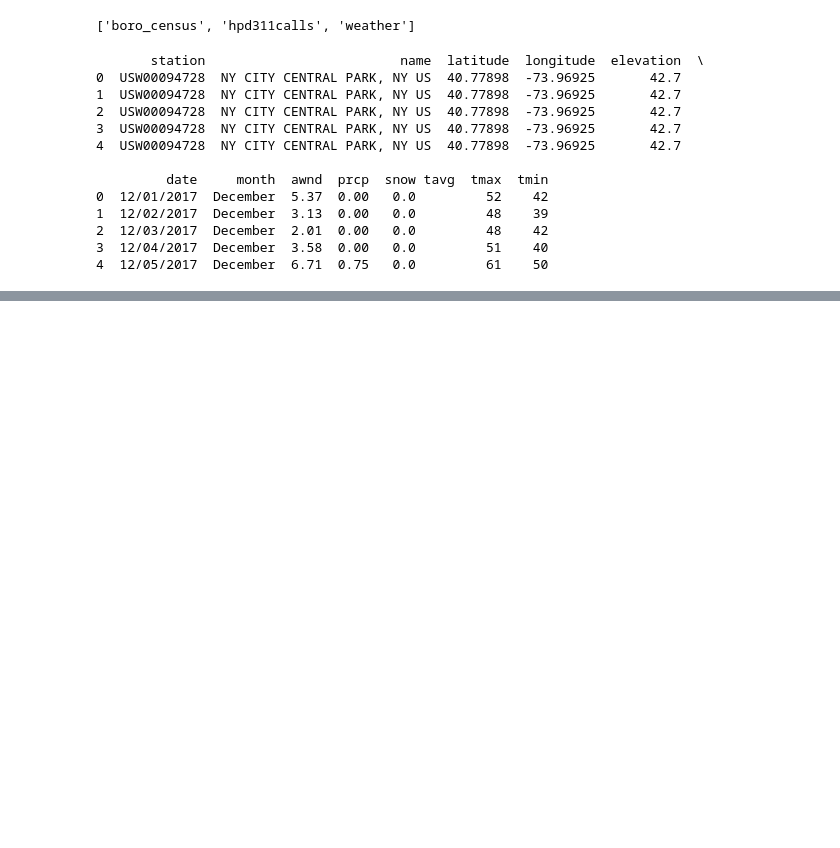
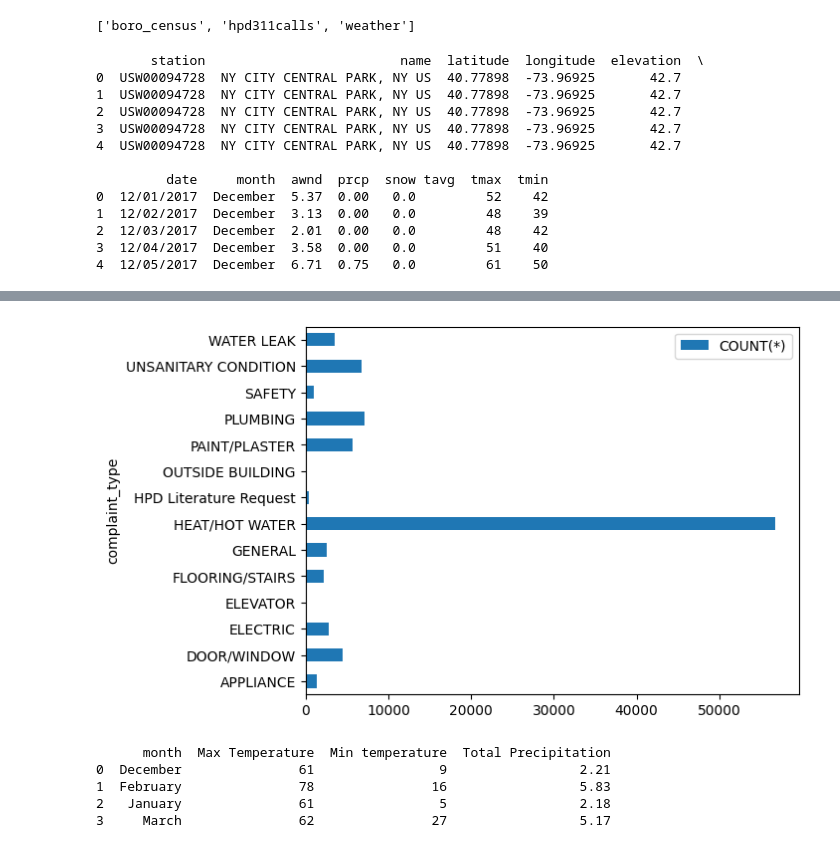
Before and after one commit to jetejeda/Streamlined-Data-Ingestion-With-Pandas, a Jupyter notebook: Databases.ipynb, the cells around one changed output, grey strips where cells are left out. Drawn from its saved outputs; the diff is of its cells as text; code cells hidden in the pictures; blank space fills up the shorter version.

```diff
--- a/Databases.ipynb
+++ b/Databases.ipynb
@@ -70,0 +224,39 @@ print(weather.head())
+# %%
+# Create query to get call counts by complaint_type
+query = """
+SELECT complaint_type,
+     COUNT(*)
+  FROM hpd311calls
+  GROUP BY complaint_type;
+"""
+
+# Create dataframe of call counts by issue
+calls_by_issue = pd.read_sql(query, engine)
+
+# Graph the number of calls for each housing issue
+calls_by_issue.plot.barh(x="complaint_type")
+plt.show()
+# %% [output]
+[figure, added]
+# %%
+# Create query to get temperature and precipitation by month
+query = """
+SELECT month,
+        MAX(tmax) AS 'Max Temperature',
+        MIN(tmin) AS 'Min temperature',
+        SUM(prcp) AS 'Total Precipitation'
+  FROM weather
+ GROUP BY month;
+"""
+
+# Get dataframe of monthly weather stats
+weather_by_month = pd.read_sql(query, engine)
+
+# View weather stats by month
+print(weather_by_month)
+# %% [output]
+      month  Max Temperature  Min temperature  Total Precipitation
+0  December               61                9                 2.21
+1  February               78               16                 5.83
+2   January               61                5                 2.18
+3     March               62               27                 5.17
```
Also changed, not shown: parts of 7 cells of this notebook.
